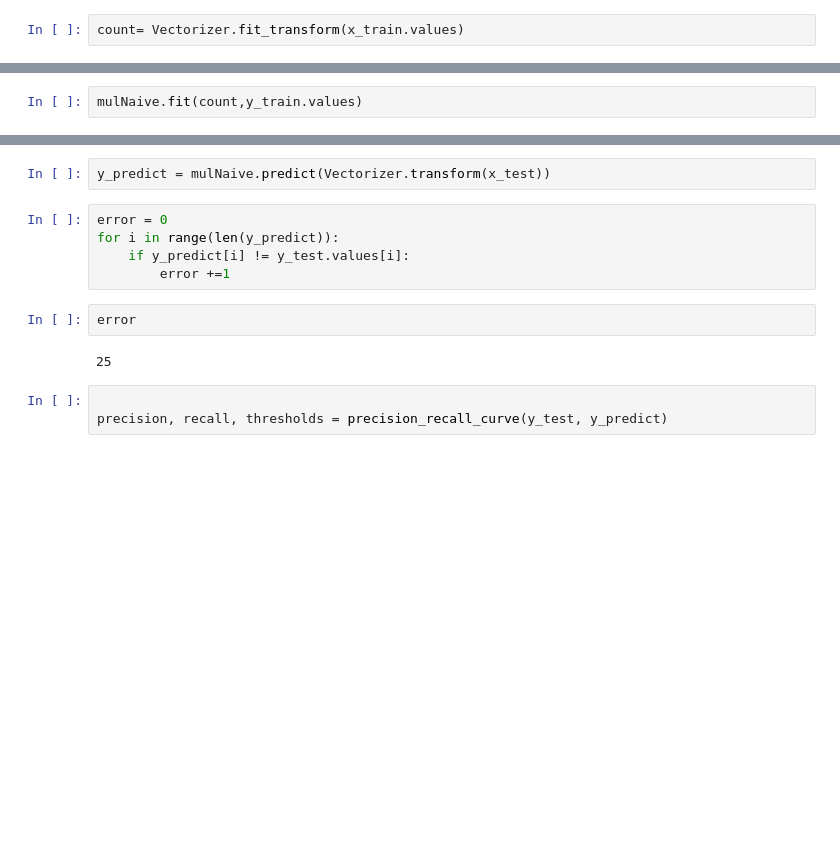
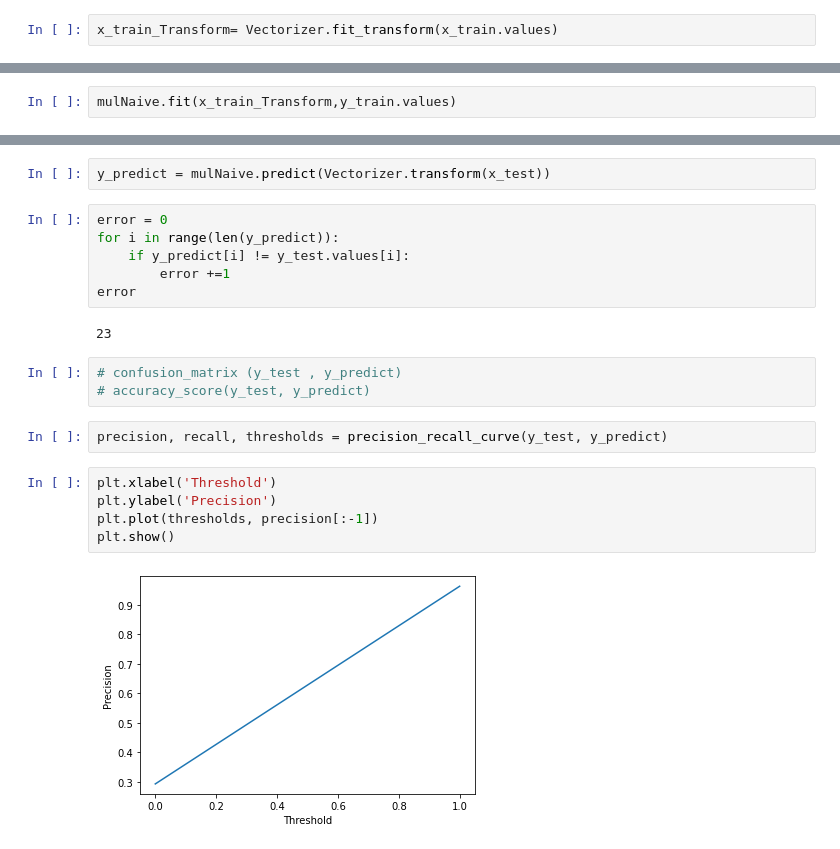
Before and after one commit to toanprogl2002/midtermMachineLeaning, a Jupyter notebook: Ex1.ipynb, the cells around one changed output, grey strips where cells are left out. Cells and saved outputs as stored; diff of their text form; blank space fills up the shorter version.

```diff
--- a/Ex1.ipynb
+++ b/Ex1.ipynb
@@ -73,4 +74,4 @@ x_train , x_test, y_train , y_test = train_test_split(X,y, test_size=0.2)
 # %%
 Vectorizer = CountVectorizer()
 # %%
-count= Vectorizer.fit_transform(x_train.values)
+x_train_Transform= Vectorizer.fit_transform(x_train.values)
@@ -82,7 +78,7 @@ count
 # %%
 mulNaive = MultinomialNB()
 # %%
-mulNaive.fit(count,y_train.values)
+mulNaive.fit(x_train_Transform,y_train.values)
 # %% [output]
 MultinomialNB()
 # %%
@@ -92,10 +88,18 @@ error = 0
 for i in range(len(y_predict)):
     if y_predict[i] != y_test.values[i]:
         error +=1
+error
+# %% [output]
+23
-# %%
-error
-# %% [output]
-25
+# %%
+# confusion_matrix (y_test , y_predict)
+# accuracy_score(y_test, y_predict)
 # %%
-
 precision, recall, thresholds = precision_recall_curve(y_test, y_predict)
+# %%
+plt.xlabel('Threshold')
+plt.ylabel('Precision')
+plt.plot(thresholds, precision[:-1])
+plt.show()
+# %% [output]
+[figure, added]
```
Also changed, not shown: parts of 23 cells of this notebook.
